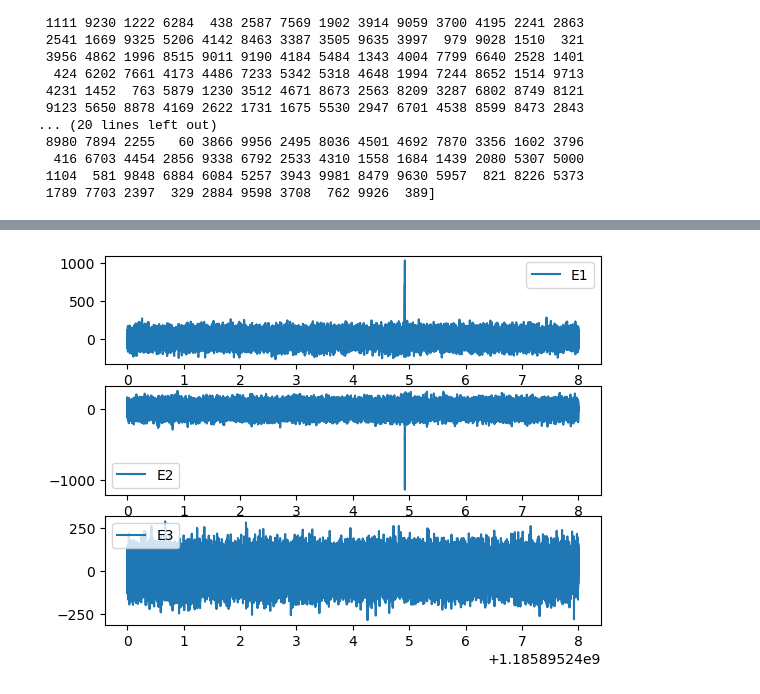
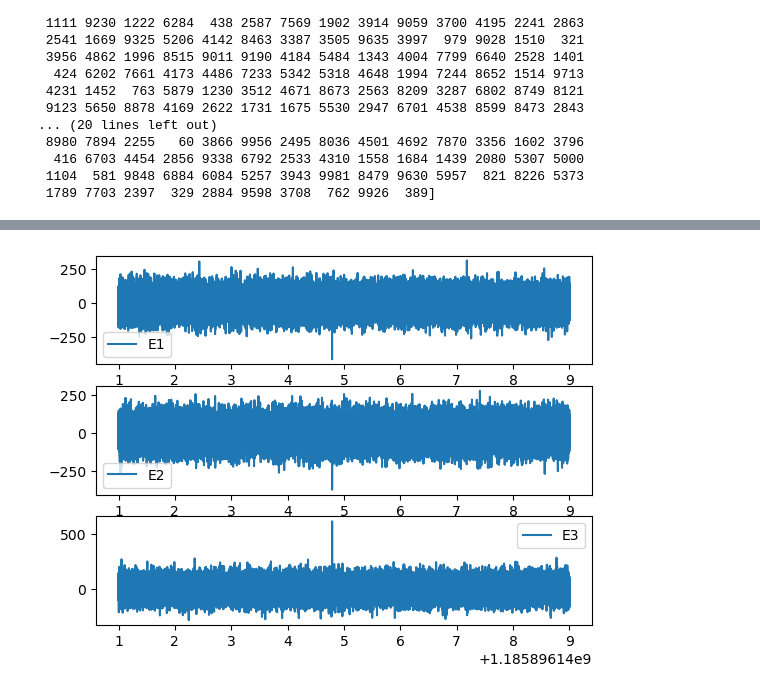
Before and after one commit to jurriaan585/Project2_CAML, a Jupyter notebook: Code/TESTER.ipynb, the cells around one changed output, grey strips where cells are left out. Saved outputs shown, nothing was run; the diff lists cells and outputs as text; code cells hidden in the pictures.

```diff
--- a/Code/TESTER.ipynb
+++ b/Code/TESTER.ipynb
@@ -49,11 +72,11 @@ tensor([1.1860e+09, 1.1860e+09, 1.1860e+09,  ..., 1.1860e+09, 1.1860e+09,
 # %%
-drawID = 20
+drawID = 343
 fig, ax = plt.subplots(3,1)
 for i in [1,2,3]:
     ax[i-1].plot(injections[3][drawID],injections[i-1][drawID], label=f'E{i}')
     ax[i-1].legend()
 # %% [output]
-[figure, old version]
+[figure, new version]
 # %%
 eventID = int(random_draw[drawID])
 data.background = False
```
Also changed, not shown: parts of 4 cells of this notebook.
